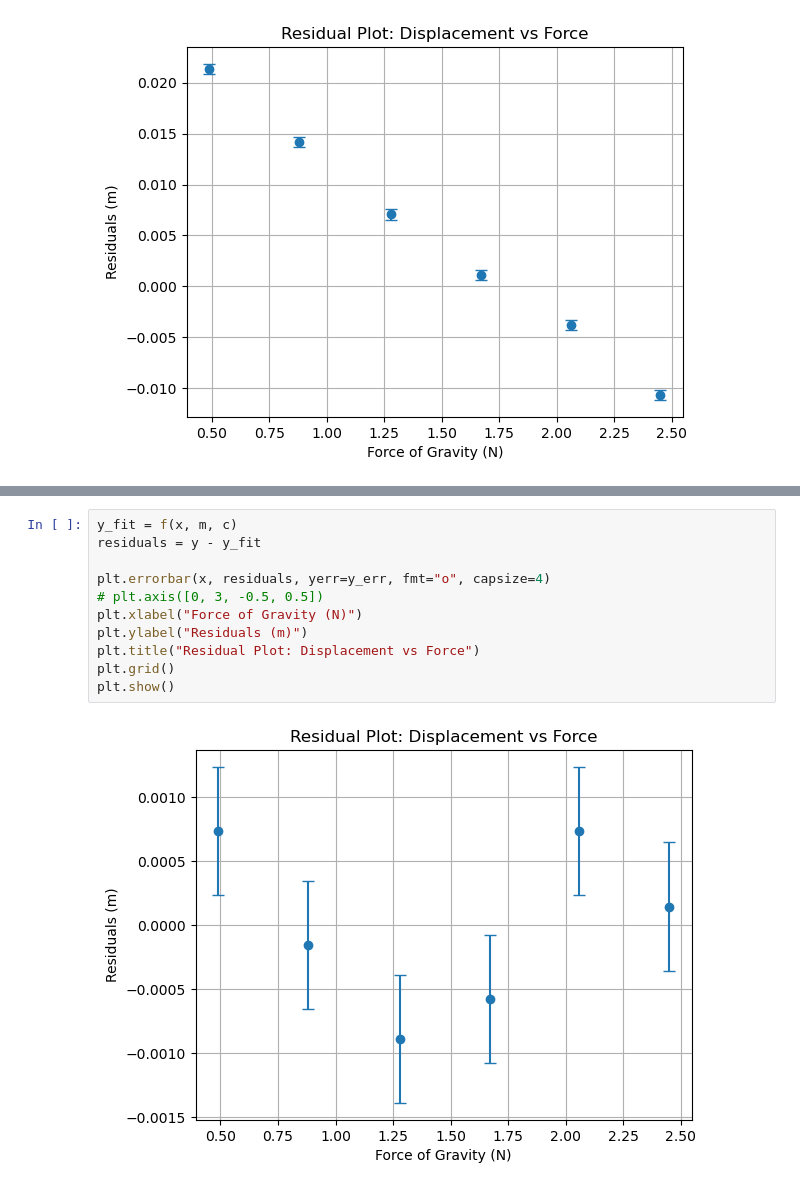
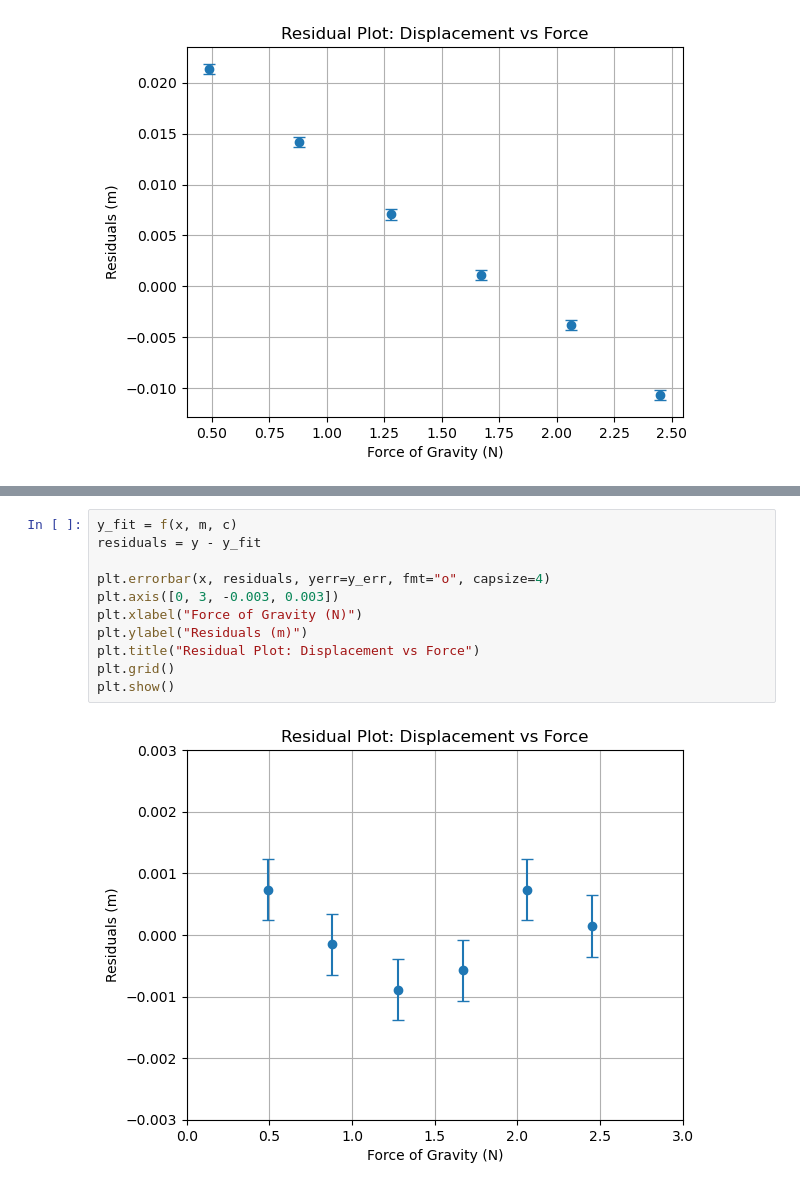
Before and after one commit to elixcabeth/physics-5bl, a Jupyter notebook: 5BL lab 04.ipynb, the cells around one changed output, grey strips where cells are left out. Saved outputs shown, nothing was run; the diff lists cells and outputs as text.

```diff
--- a/5BL lab 04.ipynb
+++ b/5BL lab 04.ipynb
@@ -108,13 +119,13 @@ plt.show()
 # %%
 y_fit = f(x, m, c)
 residuals = y - y_fit
 
 plt.errorbar(x, residuals, yerr=y_err, fmt="o", capsize=4)
-# plt.axis([0, 3, -0.5, 0.5])
+plt.axis([0, 3, -0.003, 0.003])
 plt.xlabel("Force of Gravity (N)")
 plt.ylabel("Residuals (m)")
 plt.title("Residual Plot: Displacement vs Force")
 plt.grid()
 plt.show()
 # %% [output]
-[figure, old version]
+[figure, new version]
```
Also changed, not shown: parts of 3 cells of this notebook.
